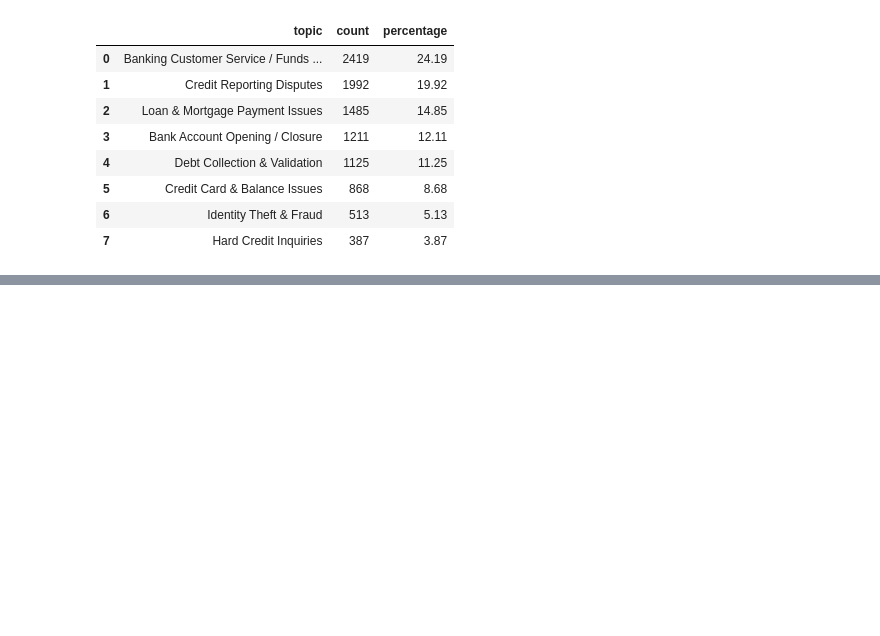
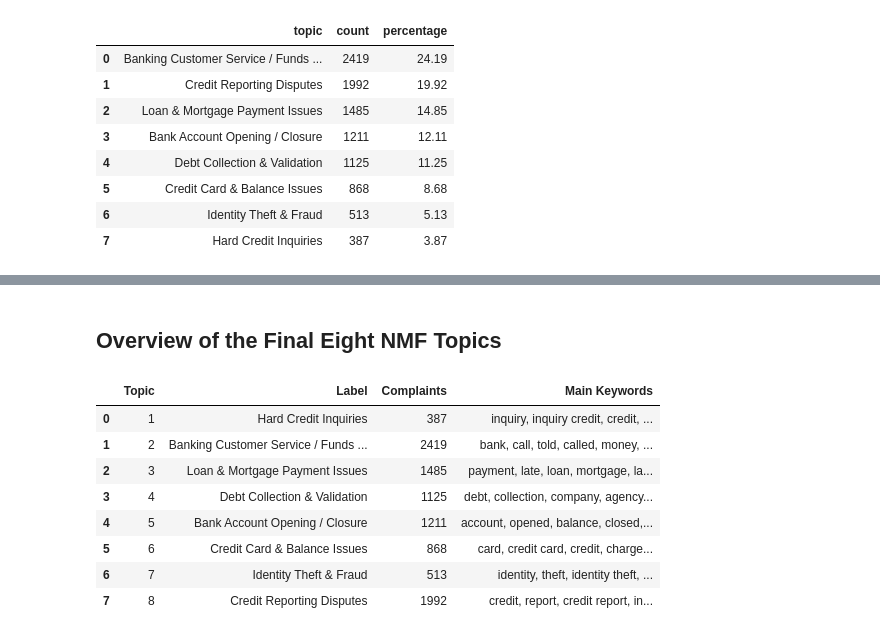
Before and after one commit to zyad07/consumer-complaints-topic-analysis, a Jupyter notebook: 02_tfidf_nmf.ipynb, the cells around one changed output, grey strips where cells are left out. Drawn from its saved outputs; the diff is of its cells as text; code cells hidden in the pictures; blank space fills up the shorter version.

```diff
--- a/02_tfidf_nmf.ipynb
+++ b/02_tfidf_nmf.ipynb
@@ -237,0 +486,43 @@ NMF results saved successfully.
+# %% [markdown]
+## Overview of the Final Eight NMF Topics
+# %%
+topic_overview = pd.DataFrame({
+    "Topic": [
+        1, 2, 3, 4, 5, 6, 7, 8
+    ],
+    "Label": [
+        "Hard Credit Inquiries",
+        "Banking Customer Service / Funds Issues",
+        "Loan & Mortgage Payment Issues",
+        "Debt Collection & Validation",
+        "Bank Account Opening / Closure",
+        "Credit Card & Balance Issues",
+        "Identity Theft & Fraud",
+        "Credit Reporting Disputes"
+    ],
+    "Complaints": [
+        387, 2419, 1485, 1125, 1211, 868, 513, 1992
+    ],
+    "Main Keywords": [
+        "inquiry, inquiry credit, credit, hard inquiry, report, credit report, unauthorized",
+        "bank, call, told, called, money, back, said, time",
+        "payment, late, loan, mortgage, late payment, month, due, interest",
+        "debt, collection, company, agency, collection agency, validation, debt collection",
+        "account, opened, balance, closed, bank, account number, checking",
+        "card, credit card, credit, charge, capital one, balance, credit score",
+        "identity, theft, identity theft, fraudulent, victim, fraudulent account",
+        "credit, report, credit report, information, reporting, bureau, experian, dispute, inaccurate"
+    ]
+})
+
+display(topic_overview)
+# %% [output]
+|  | Topic | Label | Complaints | Main Keywords |
+| 0 | 1 | Hard Credit Inquiries | 387 | inquiry, inquiry credit, credit, ... |
+| 1 | 2 | Banking Customer Service / Funds ... | 2419 | bank, call, told, called, money, ... |
+| 2 | 3 | Loan & Mortgage Payment Issues | 1485 | payment, late, loan, mortgage, la... |
+| 3 | 4 | Debt Collection & Validation | 1125 | debt, collection, company, agency... |
+| 4 | 5 | Bank Account Opening / Closure | 1211 | account, opened, balance, closed,... |
+| 5 | 6 | Credit Card & Balance Issues | 868 | card, credit card, credit, charge... |
+| 6 | 7 | Identity Theft & Fraud | 513 | identity, theft, identity theft, ... |
+| 7 | 8 | Credit Reporting Disputes | 1992 | credit, report, credit report, in... |
```
Also changed, not shown: parts of 9 cells of this notebook.
